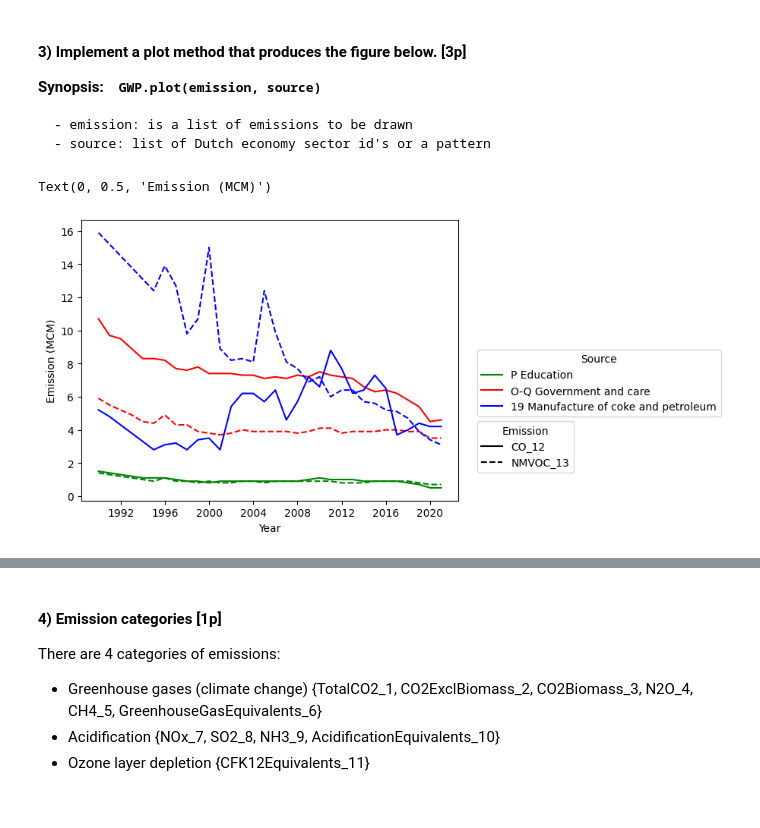
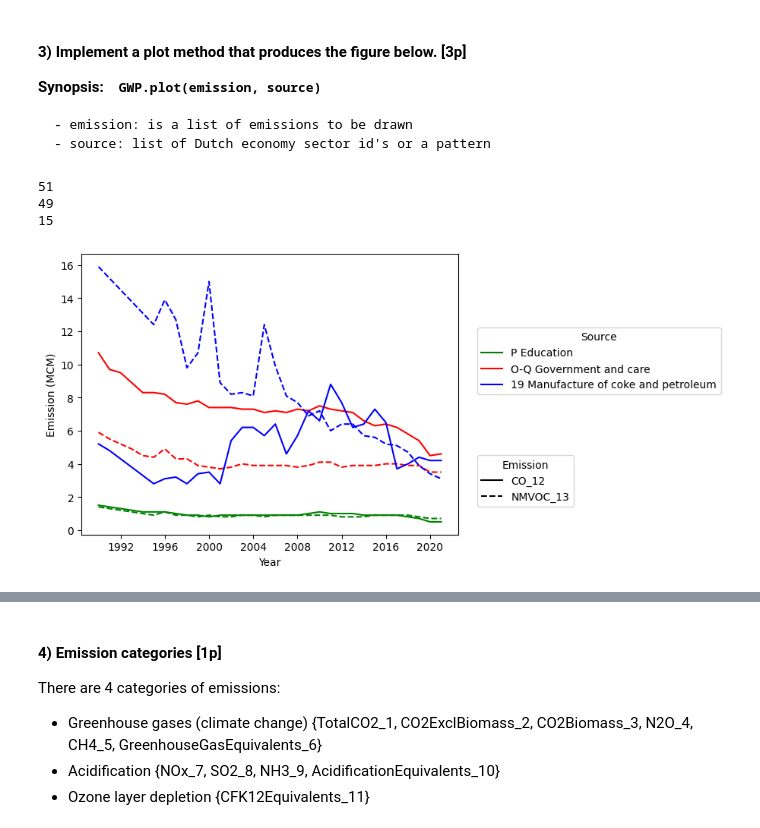
Before and after one commit to infinityjay/EfDS, a Jupyter notebook: 08_dv/assignment_C/assignment_c.ipynb, the cells around one changed output, grey strips where cells are left out. Drawn from its saved outputs; the diff is of its cells as text; code cells hidden in the pictures.

```diff
--- a/08_dv/assignment_C/assignment_c.ipynb
+++ b/08_dv/assignment_C/assignment_c.ipynb
@@ -152,41 +166,54 @@ The [greenhouse equivalents](https://www.cbs.nl/en-gb/news/2020/19/uitstoot-broe
 # %%
 import matplotlib.pyplot as plt
 
 emi = gwp.emission
 sour = gwp.emission_sources
 data = gwp.data
 
 emission=['CO_12', 'NMVOC_13']
 source=['education', 'government','320000' ]
-color = ['g', 'r', 'b']
-line_type = ['-', '--']
+color = ['g', 'r', 'b', 'c', 'm', 'y']
+line_type = ['-', '--', ':', '-.']
 label_1 = []
 
 fig, axes = plt.subplots()
+
 for i in range(len(source)):
-    filtered_df = sour[sour['Title'].str.contains(source[i], case = False) | sour['DutchEconomy'].str.contains(source[i], case = False)]
-    label_1.append(filtered_df.iloc[0]["Title"])
-    selected_data = data.loc[data['Source'] == filtered_df.iloc[0]["Title"]]
+    filtered_df = pd.DataFrame(columns=['DutchEconomy', 'Title', 'Description'])
+    for k in range(len(sour.index)):
+        match_1 = re.search(r'\b' + re.escape(source[i]) + r'\b', sour.iloc[k]['Description'], flags=re.IGNORECASE)
+        match_2 = source[i] in sour.iloc[k]['DutchEconomy']
+        if match_1 or match_2:
+            print(k)
+            filtered_df.loc[len(filtered_df.index)] = sour.loc[k]
+    for j in range(len(filtered_df.index)):
+        label_1.append(filtered_df.iloc[j]["Title"])
+label_1.remove()
+for i in range(len(label_1)):
+    selected_data = data.loc[data['Source'] == label_1[i]]
     x_ = selected_data['Date']
     for j in range(len(emission)):
         y_ = selected_data[emission[j]]
         axes.plot(x_, y_, color = color[i], linestyle = line_type[j])
 
 lines = axes.get_lines()
 dummy_lines = []
 for j in range(len(emission)):
-     dummy_lines.append(axes.plot([],[], c="black", ls = line_type[j])[0])
+    dummy_lines.append(axes.plot([],[], c="black", ls = line_type[j])[0])
 
-legend1 = plt.legend([dummy_lines[i] for i in [0,1]], emission, title = "Emission",
-                     bbox_to_anchor=(1.05, 0.1), loc=3, borderaxespad=0)
-legend2 = plt.legend([lines[i] for i in [0,2,4]], label_1, title = "Source",
-                     bbox_to_anchor=(1.05, 0.3), loc=3, borderaxespad=0)
+legend1 = plt.legend([dummy_lines[i] for i in range(0, len(emission), 1)], emission, title = "Emission",
+                    bbox_to_anchor=(1.05, 0.1), loc=3, borderaxespad=0)
+legend2 = plt.legend([lines[i] for i in range(0, len(label_1)*2, 2)], label_1, title = "Source",
+                    bbox_to_anchor=(1.05, 0.5), loc=3, borderaxespad=0)
 axes.add_artist(legend1)
 plt.xlabel("Year")
 plt.ylabel("Emission (MCM)")
+plt.show()
 # %% [output]
-Text(0, 0.5, 'Emission (MCM)')
+51
+49
+15
-[figure, old version]
+[figure, new version]
 # %%
 gwp.plot(emission=['CO_12', 'NMVOC_13'],source=['education', 'government','320000' ]);
 # %% [output]
```
Also changed, not shown: parts of 3 cells of this notebook, 1 other file.
